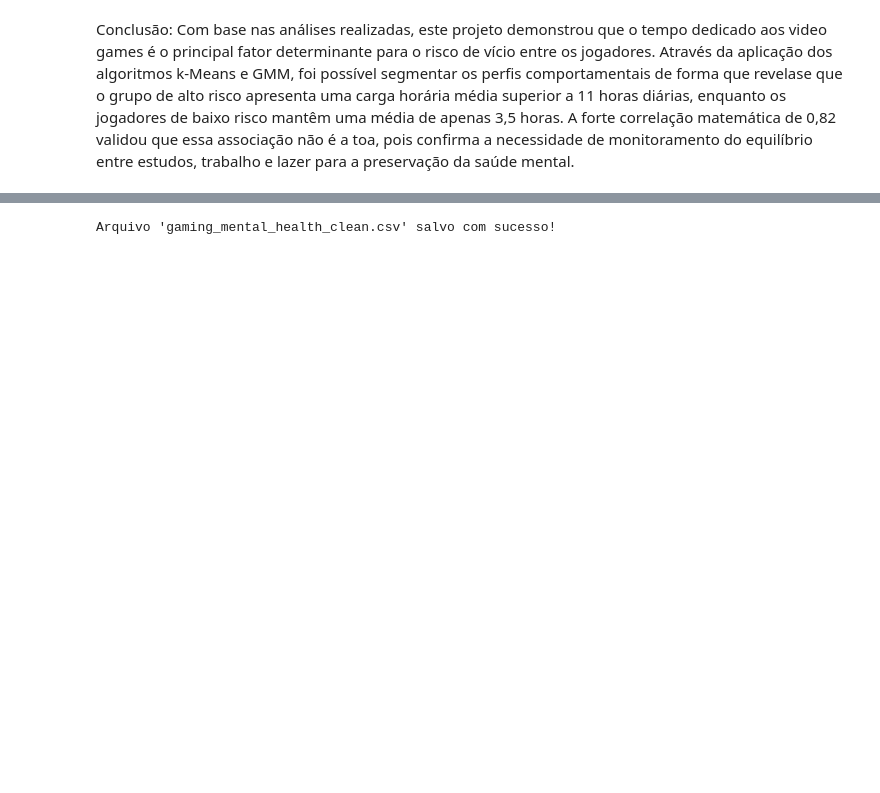
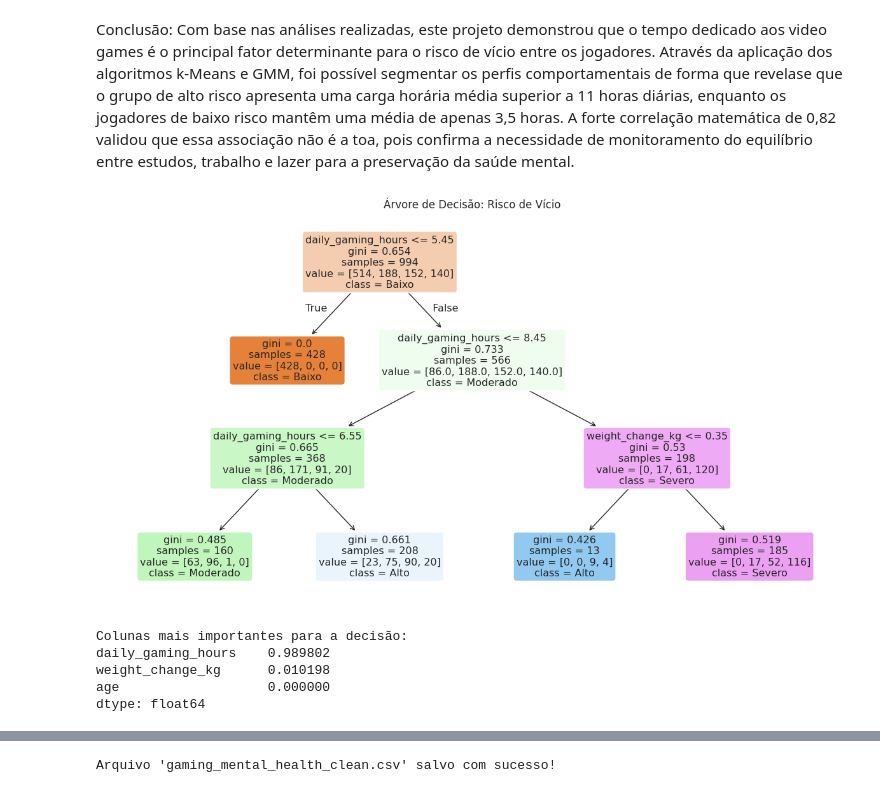
Before and after one commit to LauraRii/projeto-final-cdd-2026-, a Jupyter notebook: projetofinalcdd.ipynb, the cells around one changed output, grey strips where cells are left out. Saved outputs shown, nothing was run; the diff lists cells and outputs as text; code cells hidden in the pictures; blank space fills up the shorter version.

Commit message:
Criação da árvore de decisão do risco de vício

```diff
--- a/projetofinalcdd.ipynb
+++ b/projetofinalcdd.ipynb
@@ -882,2 +880,43 @@ plt.show()
 # %% [markdown]
 Conclusão: Com base nas análises realizadas, este projeto demonstrou que o tempo dedicado aos video games é o principal fator determinante para o risco de vício entre os jogadores. Através da aplicação dos algoritmos k-Means e GMM, foi possível segmentar os perfis comportamentais de forma que revelase que o grupo de alto risco apresenta uma carga horária média superior a 11 horas diárias, enquanto os jogadores de baixo risco mantêm uma média de apenas 3,5 horas. A forte correlação matemática de 0,82 validou que essa associação não é a toa, pois confirma a necessidade de monitoramento do equilíbrio entre estudos, trabalho e lazer para a preservação da saúde mental.
+# %%
+# aqui começa a árvore de decisões do meu projeto. eu decidi prever a coluna
+# "gaming_addiction_risk_level" já que ela tem sido a principal no meu projeto
+
+# importando o necessário pra criar uma árvore de decisões
+from sklearn.tree import DecisionTreeClassifier, plot_tree
+import matplotlib.pyplot as plt
+
+# aqui eu tive que dropar algumas colunas de texto que eu criei anteriormente
+# pra deixar o k-means e o gmm maiis bonitinhos
+# o x é quem ajuda a prever e y é o que queremos prever
+colunas_para_remover = ['risk_level_n', 'Perfil K-Means', 'Perfil GMM', 'Perfil Real']
+X = df_numerico.drop(columns=[col for col in colunas_para_remover if col in df_numerico.columns], errors='ignore')
+y = df_numerico['risk_level_n']
+
+# treinando a árvore (max_depth=3 para a árvore não ficar gigante e ser fácil de explicar no slide)
+clf = DecisionTreeClassifier(max_depth=3, random_state=42)
+clf.fit(X, y)
+
+# gráfico da árvore
+plt.figure(figsize=(15, 8))
+plot_tree(clf,
+          feature_names=X.columns,
+          class_names=['Baixo', 'Moderado', 'Alto', 'Severo'],
+          filled=True,
+          rounded=True)
+
+plt.title("Árvore de Decisão: Risco de Vício")
+plt.show()
+
+# mostrando o que é mais importante para a árvore
+importancia = pd.Series(clf.feature_importances_, index=X.columns).sort_values(ascending=False)
+print("Colunas mais importantes para a decisão:")
+print(importancia.head(3))
+# %% [output]
+[figure, added]
+Colunas mais importantes para a decisão:
+daily_gaming_hours    0.989802
+weight_change_kg      0.010198
+age                   0.000000
+dtype: float64
```
Also changed, not shown: parts of 5 cells of this notebook.
